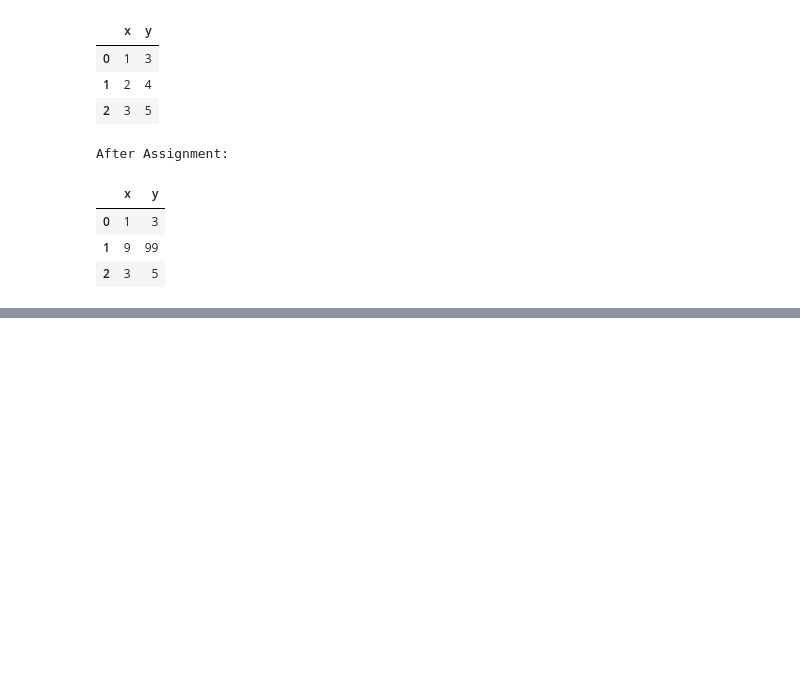
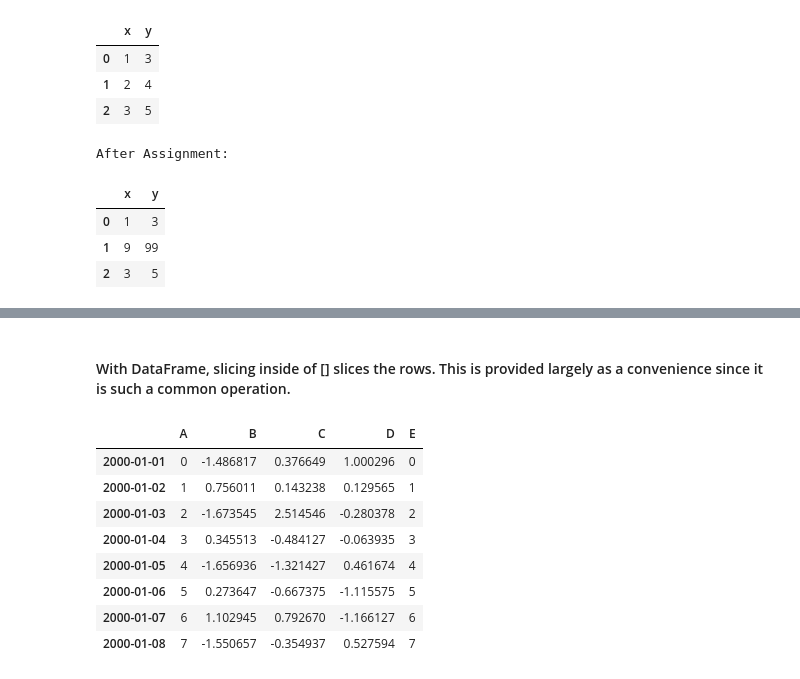
Before and after one commit to Raghushaf/Data_Study_Kaggle, a Jupyter notebook: pandas-learn-practise.ipynb, the cells around one changed output, grey strips where cells are left out. Saved outputs shown, nothing was run; the diff lists cells and outputs as text; code cells hidden in the pictures; blank space fills up the shorter version.

```diff
--- a/pandas-learn-practise.ipynb
+++ b/pandas-learn-practise.ipynb
@@ -3217,0 +3256,14 @@ After Assignment:
+# %% [markdown]
+ #### With DataFrame, slicing inside of [] slices the rows. This is provided largely as a convenience since it is such a common operation.
+# %%
+dfa
+# %% [output]
+|  | A | B | C | D | E |
+| 2000-01-01 | 0 | -1.486817 | 0.376649 | 1.000296 | 0 |
+| 2000-01-02 | 1 | 0.756011 | 0.143238 | 0.129565 | 1 |
+| 2000-01-03 | 2 | -1.673545 | 2.514546 | -0.280378 | 2 |
+| 2000-01-04 | 3 | 0.345513 | -0.484127 | -0.063935 | 3 |
+| 2000-01-05 | 4 | -1.656936 | -1.321427 | 0.461674 | 4 |
+| 2000-01-06 | 5 | 0.273647 | -0.667375 | -1.115575 | 5 |
+| 2000-01-07 | 6 | 1.102945 | 0.792670 | -1.166127 | 6 |
+| 2000-01-08 | 7 | -1.550657 | -0.354937 | 0.527594 | 7 |
```
Also changed, not shown: parts of 159 cells of this notebook.
